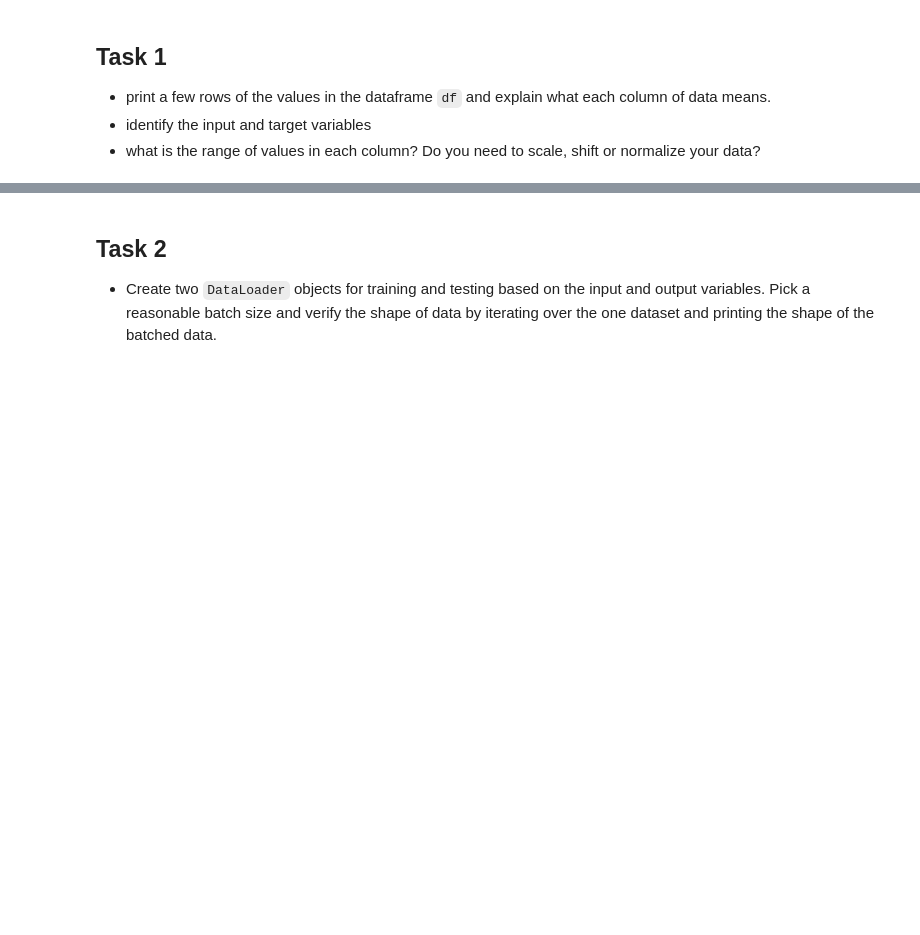
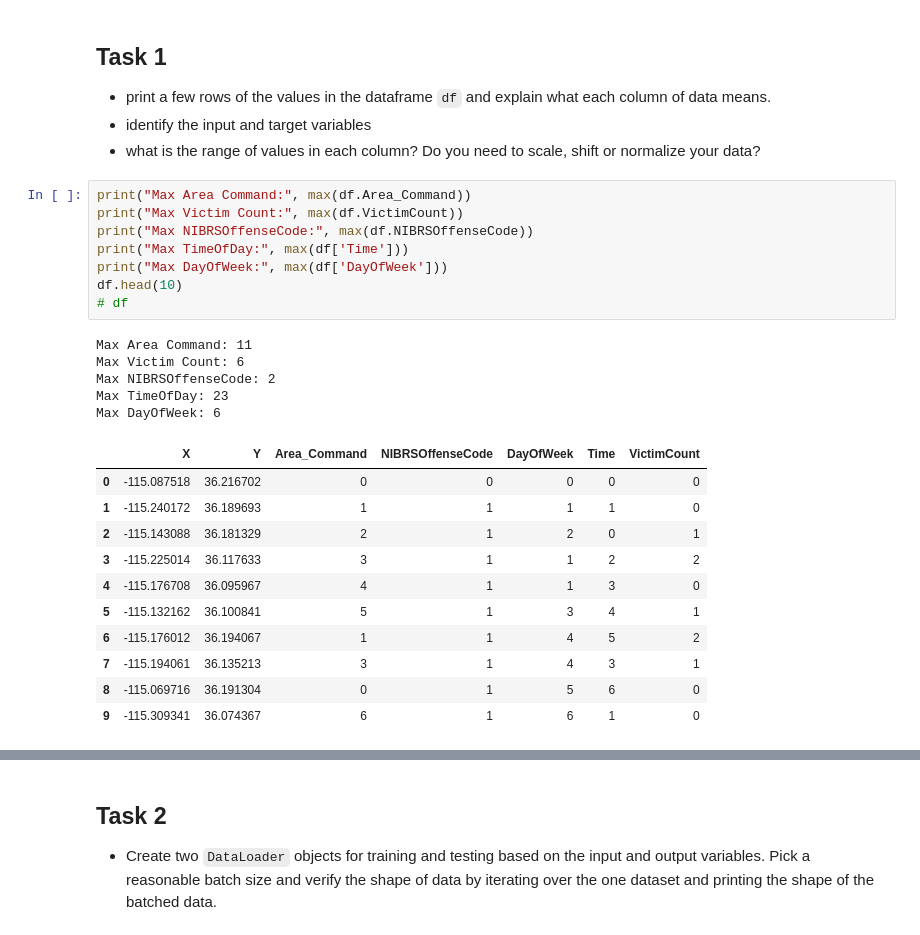
Before and after one commit to Banhana/AppliedMachineLearning, a Jupyter notebook: HW2/Crime-Stats-Project.ipynb, the cells around one changed output, grey strips where cells are left out. Drawn from its saved outputs; the diff is of its cells as text; blank space fills up the shorter version.

```diff
--- a/HW2/Crime-Stats-Project.ipynb
+++ b/HW2/Crime-Stats-Project.ipynb
@@ -80,3 +57,28 @@ The predicted variable is the number of persons involved in the accident.
 * print a few rows of the values in the dataframe ``df`` and explain what each column of data means.
 * identify the input and target variables
 * what is the range of values in each column? Do you need to scale, shift or normalize your data?
+# %%
+print("Max Area Command:", max(df.Area_Command))
+print("Max Victim Count:", max(df.VictimCount))
+print("Max NIBRSOffenseCode:", max(df.NIBRSOffenseCode))
+print("Max TimeOfDay:", max(df['Time']))
+print("Max DayOfWeek:", max(df['DayOfWeek']))
+df.head(10)
+# df
+# %% [output]
+Max Area Command: 11
+Max Victim Count: 6
+Max NIBRSOffenseCode: 2
+Max TimeOfDay: 23
+Max DayOfWeek: 6
+|  | X | Y | Area_Command | NIBRSOffenseCode | DayOfWeek | Time | VictimCount |
+| 0 | -115.087518 | 36.216702 | 0 | 0 | 0 | 0 | 0 |
+| 1 | -115.240172 | 36.189693 | 1 | 1 | 1 | 1 | 0 |
+| 2 | -115.143088 | 36.181329 | 2 | 1 | 2 | 0 | 1 |
+| 3 | -115.225014 | 36.117633 | 3 | 1 | 1 | 2 | 2 |
+| 4 | -115.176708 | 36.095967 | 4 | 1 | 1 | 3 | 0 |
+| 5 | -115.132162 | 36.100841 | 5 | 1 | 3 | 4 | 1 |
+| 6 | -115.176012 | 36.194067 | 1 | 1 | 4 | 5 | 2 |
+| 7 | -115.194061 | 36.135213 | 3 | 1 | 4 | 3 | 1 |
+| 8 | -115.069716 | 36.191304 | 0 | 1 | 5 | 6 | 0 |
+| 9 | -115.309341 | 36.074367 | 6 | 1 | 6 | 1 | 0 |
```
Also changed, not shown: parts of 31 cells of this notebook, 4 other files.
